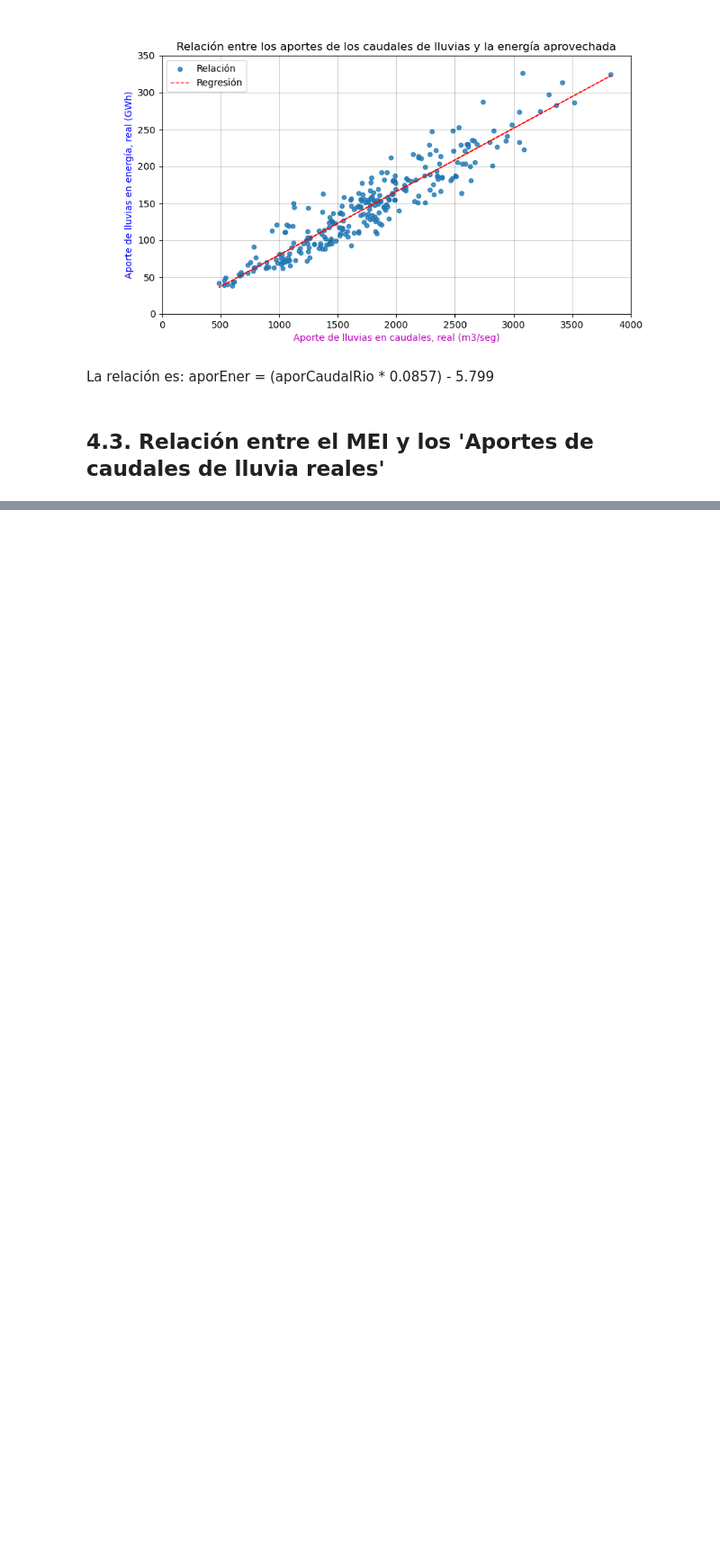
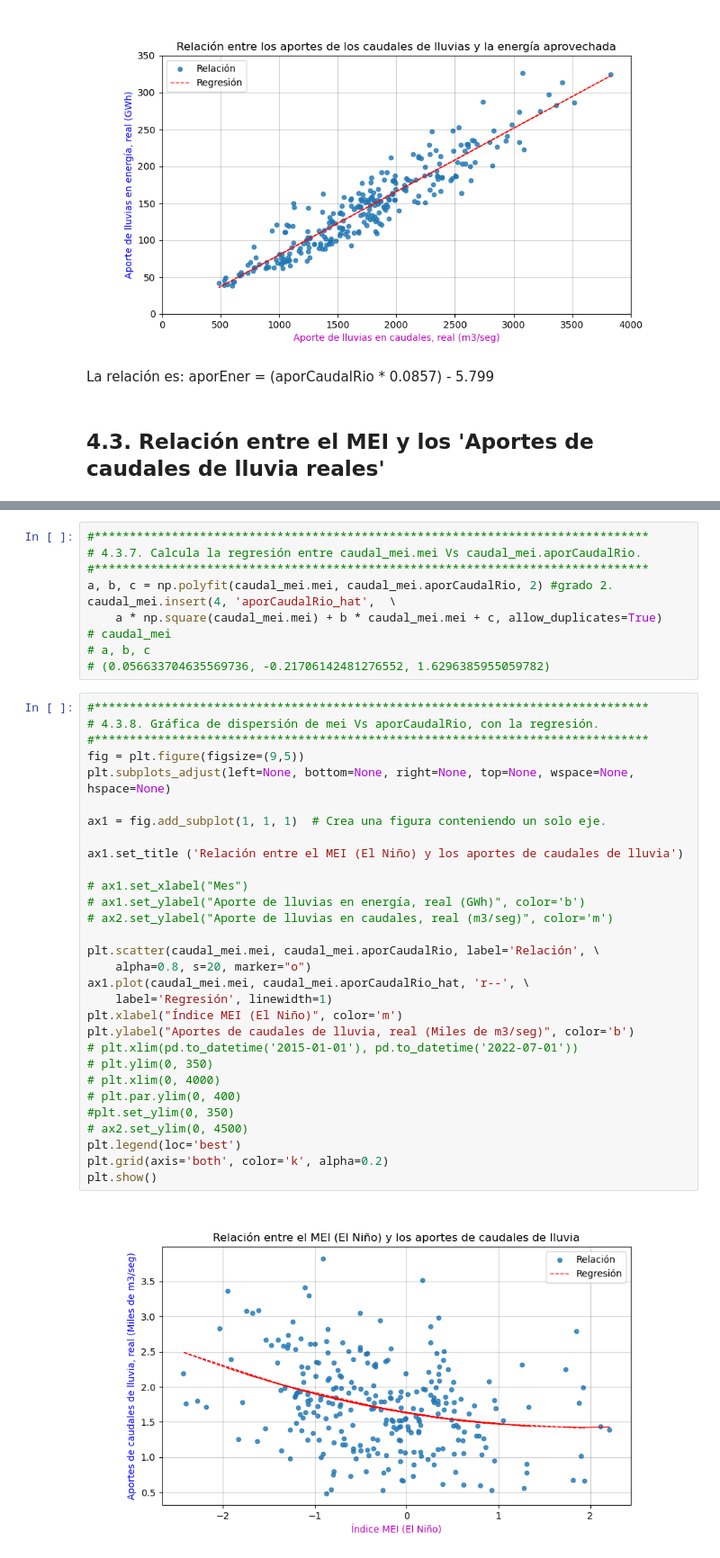
Before and after one commit to EricJDavila/Ppbe, a Jupyter notebook: N04_OfertaEnergiaHidro.ipynb, the cells around one changed output, grey strips where cells are left out. Shown at 90% size. Cells and saved outputs as stored; diff of their text form; blank space fills up the shorter version.

```diff
--- a/N04_OfertaEnergiaHidro.ipynb
+++ b/N04_OfertaEnergiaHidro.ipynb
@@ -319,0 +423,42 @@ La relación es: aporEner = (aporCaudalRio * 0.0857) - 5.799
+# %%
+#*******************************************************************************
+# 4.3.7. Calcula la regresión entre caudal_mei.mei Vs caudal_mei.aporCaudalRio.
+#*******************************************************************************
+a, b, c = np.polyfit(caudal_mei.mei, caudal_mei.aporCaudalRio, 2) #grado 2.
+caudal_mei.insert(4, 'aporCaudalRio_hat',  \
+    a * np.square(caudal_mei.mei) + b * caudal_mei.mei + c, allow_duplicates=True)
+# caudal_mei
+# a, b, c
+# (0.056633704635569736, -0.21706142481276552, 1.6296385955059782)
+# %%
+#*******************************************************************************
+# 4.3.8. Gráfica de dispersión de mei Vs aporCaudalRio, con la regresión.
+#*******************************************************************************
+fig = plt.figure(figsize=(9,5))
+plt.subplots_adjust(left=None, bottom=None, right=None, top=None, wspace=None, hspace=None)
+
+ax1 = fig.add_subplot(1, 1, 1)  # Crea una figura conteniendo un solo eje.
+
+ax1.set_title ('Relación entre el MEI (El Niño) y los aportes de caudales de lluvia')
+
+# ax1.set_xlabel("Mes")
+# ax1.set_ylabel("Aporte de lluvias en energía, real (GWh)", color='b')
+# ax2.set_ylabel("Aporte de lluvias en caudales, real (m3/seg)", color='m')
+
+plt.scatter(caudal_mei.mei, caudal_mei.aporCaudalRio, label='Relación', \
+    alpha=0.8, s=20, marker="o")
+ax1.plot(caudal_mei.mei, caudal_mei.aporCaudalRio_hat, 'r--', \
+    label='Regresión', linewidth=1)
+plt.xlabel("Índice MEI (El Niño)", color='m')
+plt.ylabel("Aportes de caudales de lluvia, real (Miles de m3/seg)", color='b')
+# plt.xlim(pd.to_datetime('2015-01-01'), pd.to_datetime('2022-07-01'))
+# plt.ylim(0, 350)
+# plt.xlim(0, 4000)
+# plt.par.ylim(0, 400)
+#plt.set_ylim(0, 350)
+# ax2.set_ylim(0, 4500)
+plt.legend(loc='best')
+plt.grid(axis='both', color='k', alpha=0.2)
+plt.show()
+# %% [output]
+[figure, added]
```
Also changed, not shown: parts of 52 cells of this notebook, 6 other files.
